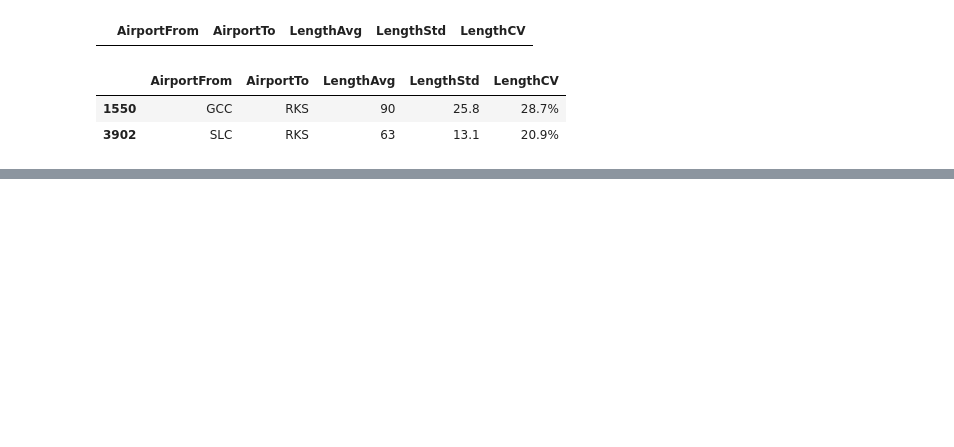
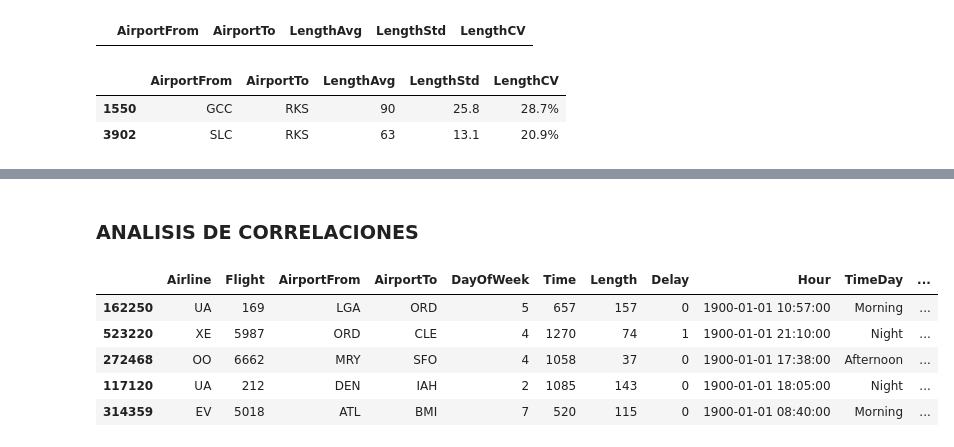
Before and after one commit to Sts87/FlightOnTime, a Jupyter notebook: FlightOnTime-Analisis.ipynb, the cells around one changed output, grey strips where cells are left out. Drawn from its saved outputs; the diff is of its cells as text; code cells hidden in the pictures; blank space fills up the shorter version.

```diff
--- a/FlightOnTime-Analisis.ipynb
+++ b/FlightOnTime-Analisis.ipynb
@@ -267,0 +324,12 @@ df2[df2['LengthCV'] > 0.2].style.format({'LengthAvg': '{:,.0f}', 'LengthStd': '{
+# %% [markdown]
+### ANALISIS DE CORRELACIONES
+# %%
+# TODO: Correlacion Delay-TimeDay, Delay-Duration
+df.sample(5)
+# %% [output]
+|  | Airline | Flight | AirportFrom | AirportTo | DayOfWeek | Time | Length | Delay | Hour | TimeDay | ... |
+| 162250 | UA | 169 | LGA | ORD | 5 | 657 | 157 | 0 | 1900-01-01 10:57:00 | Morning | ... |
+| 523220 | XE | 5987 | ORD | CLE | 4 | 1270 | 74 | 1 | 1900-01-01 21:10:00 | Night | ... |
+| 272468 | OO | 6662 | MRY | SFO | 4 | 1058 | 37 | 0 | 1900-01-01 17:38:00 | Afternoon | ... |
+| 117120 | UA | 212 | DEN | IAH | 2 | 1085 | 143 | 0 | 1900-01-01 18:05:00 | Night | ... |
+| 314359 | EV | 5018 | ATL | BMI | 7 | 520 | 115 | 0 | 1900-01-01 08:40:00 | Morning | ... |
```
Also changed, not shown: parts of 7 cells of this notebook.
